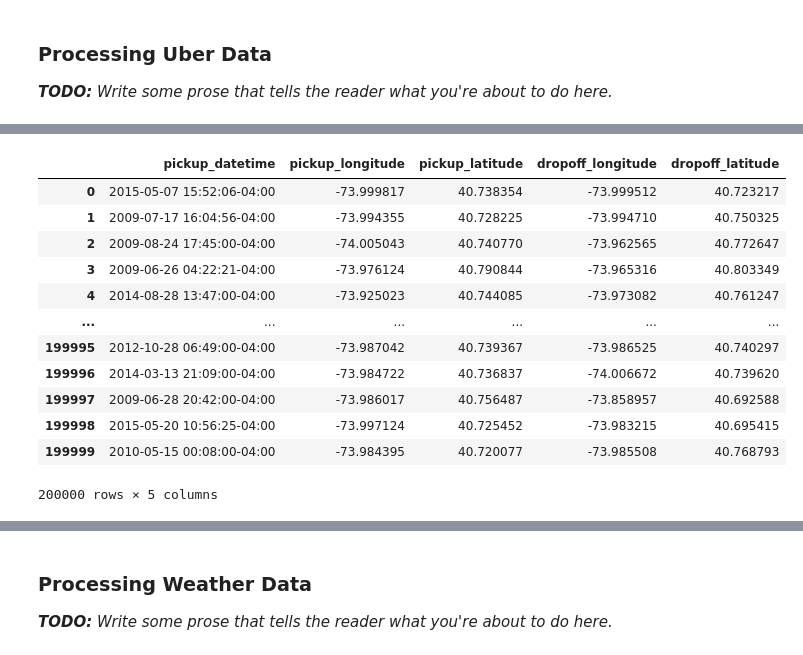
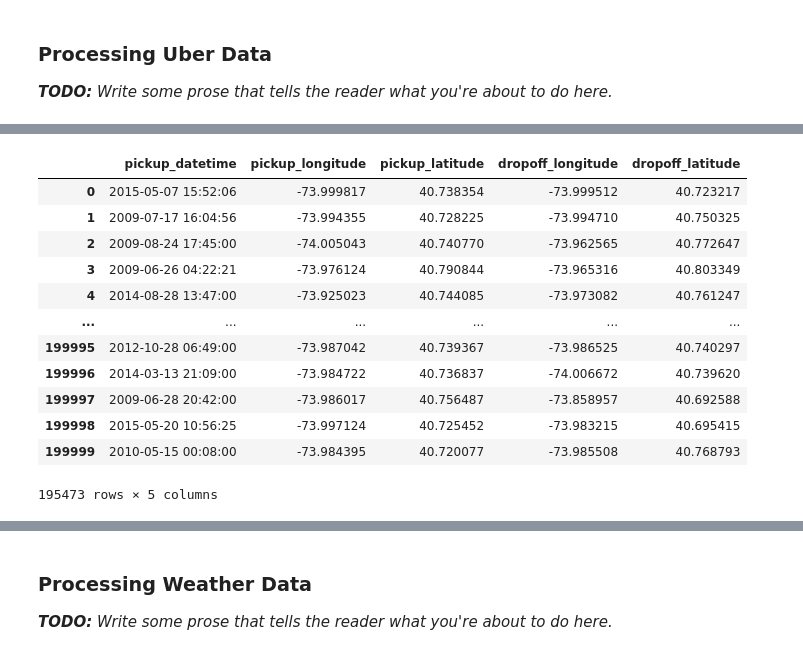
Before and after one commit to Yuchen-Duan/hired-rides-nyc-analysis, a Jupyter notebook: hired-rides-nyc-analysis.ipynb, the cells around one changed output, grey strips where cells are left out. Saved outputs shown, nothing was run; the diff lists cells and outputs as text; code cells hidden in the pictures.

Commit message:
Complete clean Uber function
- Update clean taxi function, covert datetime

```diff
--- a/hired-rides-nyc-analysis.ipynb
+++ b/hired-rides-nyc-analysis.ipynb
@@ -226,7 +212,7 @@ columns_needed1 = [
     "End_Lon",
     "End_Lat",
     "Tip_Amt",
-] #2009-02
+]  # 2009-02
 
 columns_needed2 = [
     "tpep_pickup_datetime",
@@ -234,7 +220,7 @@ columns_needed2 = [
     "PULocationID",
     "DOLocationID",
     "tip_amount",
-] #2014-02
+]  # 2014-02
 
 columns_needed3 = [
     "pickup_datetime",
@@ -244,9 +230,9 @@ columns_needed3 = [
     "dropoff_longitude",
     "dropoff_latitude",
     "tip_amount",
-]
+] # 2010-01
 
-df = pd.read_parquet("yellow_tripdata_2009-02.parquet")
+df = pd.read_parquet("yellow_tripdata_2010-01.parquet")
 
 
 df.columns
@@ -502,8 +474,28 @@ def load_and_clean_uber_data(csv_file):
             "dropoff_latitude",
         ],
     )
+
+    # Drop out-off-region rows
+    df = df.drop(
+        df[
+            (df.pickup_latitude > 40.908524)
+            | (df.pickup_latitude < 40.560445)
+            | (df.pickup_longitude > -73.717047)
+            | (df.pickup_longitude < -74.242330)
+            | (df.dropoff_latitude > 40.908524)
+            | (df.dropoff_latitude < 40.560445)
+            | (df.dropoff_longitude > -73.717047)
+            | (df.dropoff_longitude < -74.242330)
+        ].index
+    )
+
+    # Convert pickup_datetime column to pandas DateTime
     df["pickup_datetime"] = pd.to_datetime(df["pickup_datetime"])
+    # Convert UTC to EST
+    df["pickup_datetime"] = df["pickup_datetime"].dt.tz_convert("US/Eastern")
+    # Drop timezone suffix
+    df["pickup_datetime"] = df["pickup_datetime"].dt.tz_localize(None)
+
     return df
-foo = load_and_clean_uber_data(UBER_CSV)
 # %% [output]
 [interactive output not drawn]
@@ -545,19 +507,24 @@ df
 # %%
-foo["pickup_datetime"] = foo["pickup_datetime"].dt.tz_convert("US/Eastern")
 foo
-# foo["pickup_datetime"].dt.tz_localize(None)
+# # Convert pickup_datetime to pandas DateTime
+# df["pickup_datetime"] = pd.to_datetime(df["pickup_datetime"])
+# # Convert UTC to EST
+# df["pickup_datetime"] = df["pickup_datetime"].dt.tz_convert("US/Eastern")
+# # Drop timezone suffix
+# df["pickup_datetime"] = df["pickup_datetime"].dt.tz_localize(None)
+# # foo["pickup_datetime"].dt.tz_localize(None)
 # %% [output]
 |  | pickup_datetime | pickup_longitude | pickup_latitude | dropoff_longitude | dropoff_latitude |
-| 0 | 2015-05-07 15:52:06-04:00 | -73.999817 | 40.738354 | -73.999512 | 40.723217 |
-| 1 | 2009-07-17 16:04:56-04:00 | -73.994355 | 40.728225 | -73.994710 | 40.750325 |
-| 2 | 2009-08-24 17:45:00-04:00 | -74.005043 | 40.740770 | -73.962565 | 40.772647 |
-| 3 | 2009-06-26 04:22:21-04:00 | -73.976124 | 40.790844 | -73.965316 | 40.803349 |
-| 4 | 2014-08-28 13:47:00-04:00 | -73.925023 | 40.744085 | -73.973082 | 40.761247 |
+| 0 | 2015-05-07 15:52:06 | -73.999817 | 40.738354 | -73.999512 | 40.723217 |
+| 1 | 2009-07-17 16:04:56 | -73.994355 | 40.728225 | -73.994710 | 40.750325 |
+| 2 | 2009-08-24 17:45:00 | -74.005043 | 40.740770 | -73.962565 | 40.772647 |
+| 3 | 2009-06-26 04:22:21 | -73.976124 | 40.790844 | -73.965316 | 40.803349 |
+| 4 | 2014-08-28 13:47:00 | -73.925023 | 40.744085 | -73.973082 | 40.761247 |
 | ... | ... | ... | ... | ... | ... |
-| 199995 | 2012-10-28 06:49:00-04:00 | -73.987042 | 40.739367 | -73.986525 | 40.740297 |
-| 199996 | 2014-03-13 21:09:00-04:00 | -73.984722 | 40.736837 | -74.006672 | 40.739620 |
-| 199997 | 2009-06-28 20:42:00-04:00 | -73.986017 | 40.756487 | -73.858957 | 40.692588 |
-| 199998 | 2015-05-20 10:56:25-04:00 | -73.997124 | 40.725452 | -73.983215 | 40.695415 |
-| 199999 | 2010-05-15 00:08:00-04:00 | -73.984395 | 40.720077 | -73.985508 | 40.768793 |
+| 199995 | 2012-10-28 06:49:00 | -73.987042 | 40.739367 | -73.986525 | 40.740297 |
+| 199996 | 2014-03-13 21:09:00 | -73.984722 | 40.736837 | -74.006672 | 40.739620 |
+| 199997 | 2009-06-28 20:42:00 | -73.986017 | 40.756487 | -73.858957 | 40.692588 |
+| 199998 | 2015-05-20 10:56:25 | -73.997124 | 40.725452 | -73.983215 | 40.695415 |
+| 199999 | 2010-05-15 00:08:00 | -73.984395 | 40.720077 | -73.985508 | 40.768793 |
-200000 rows × 5 columns
+195473 rows × 5 columns
 [interactive output not drawn]
```
Also changed, not shown: parts of 20 cells of this notebook.
